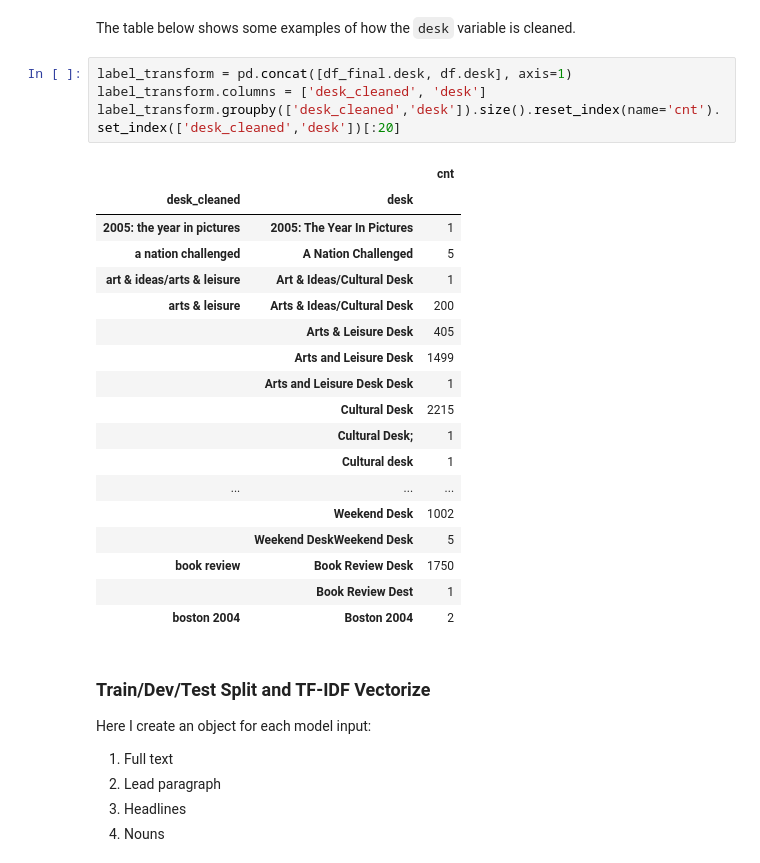
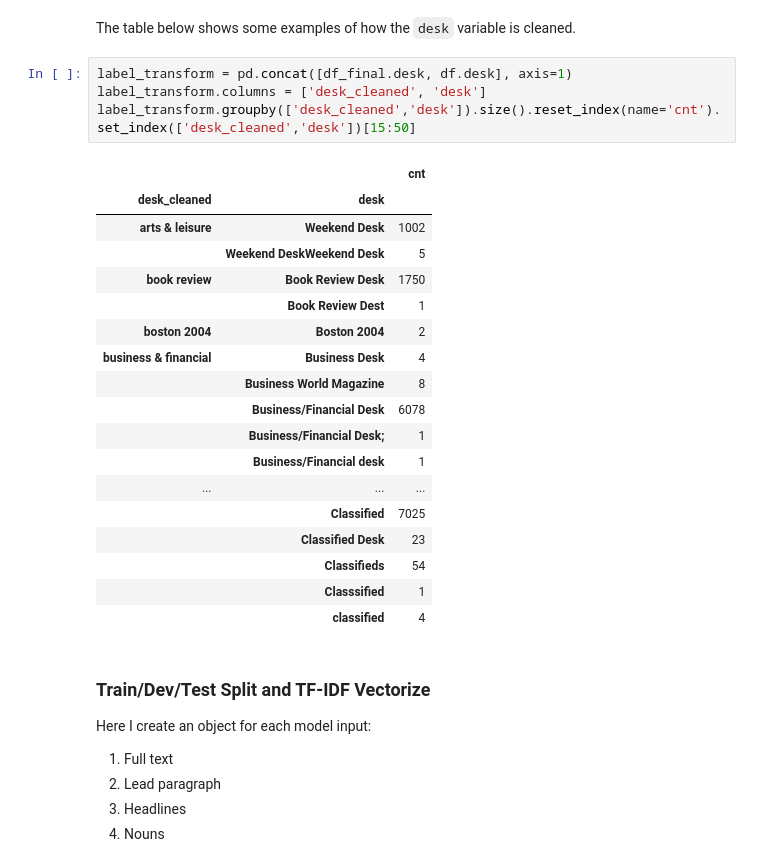
Before and after one commit to carmen16/news-article-topic-classification, a Jupyter notebook: Code_Walkthrough.ipynb, the cells around one changed output. Cells and saved outputs as stored; diff of their text form.

```diff
--- a/Code_Walkthrough.ipynb
+++ b/Code_Walkthrough.ipynb
@@ -81,26 +81,26 @@ The table below shows some examples of how the `desk` variable is cleaned.
 # %%
 label_transform = pd.concat([df_final.desk, df.desk], axis=1)
 label_transform.columns = ['desk_cleaned', 'desk']
-label_transform.groupby(['desk_cleaned','desk']).size().reset_index(name='cnt').set_index(['desk_cleaned','desk'])[:20]
+label_transform.groupby(['desk_cleaned','desk']).size().reset_index(name='cnt').set_index(['desk_cleaned','desk'])[15:50]
 # %% [output]
 |  |  | cnt |
 | desk_cleaned | desk |  |
-| 2005: the year in pictures | 2005: The Year In Pictures | 1 |
-| a nation challenged | A Nation Challenged | 5 |
-| art & ideas/arts & leisure | Art & Ideas/Cultural Desk | 1 |
-| arts & leisure | Arts & Ideas/Cultural Desk | 200 |
-|  | Arts & Leisure Desk | 405 |
-|  | Arts and Leisure Desk | 1499 |
-|  | Arts and Leisure Desk Desk | 1 |
-|  | Cultural Desk | 2215 |
-|  | Cultural Desk; | 1 |
-|  | Cultural desk | 1 |
-| ... | ... | ... |
-|  | Weekend Desk | 1002 |
+| arts & leisure | Weekend Desk | 1002 |
 |  | Weekend DeskWeekend Desk | 5 |
 | book review | Book Review Desk | 1750 |
 |  | Book Review Dest | 1 |
 | boston 2004 | Boston 2004 | 2 |
+| business & financial | Business Desk | 4 |
+|  | Business World Magazine | 8 |
+|  | Business/Financial Desk | 6078 |
+|  | Business/Financial Desk; | 1 |
+|  | Business/Financial desk | 1 |
+| ... | ... | ... |
+|  | Classified | 7025 |
+|  | Classified Desk | 23 |
+|  | Classifieds | 54 |
+|  | Classsified | 1 |
+|  | classified | 4 |
 # %% [markdown]
 ### Train/Dev/Test Split and TF-IDF Vectorize
 
```
Also changed, not shown: parts of 17 cells of this notebook, 5 other files.
